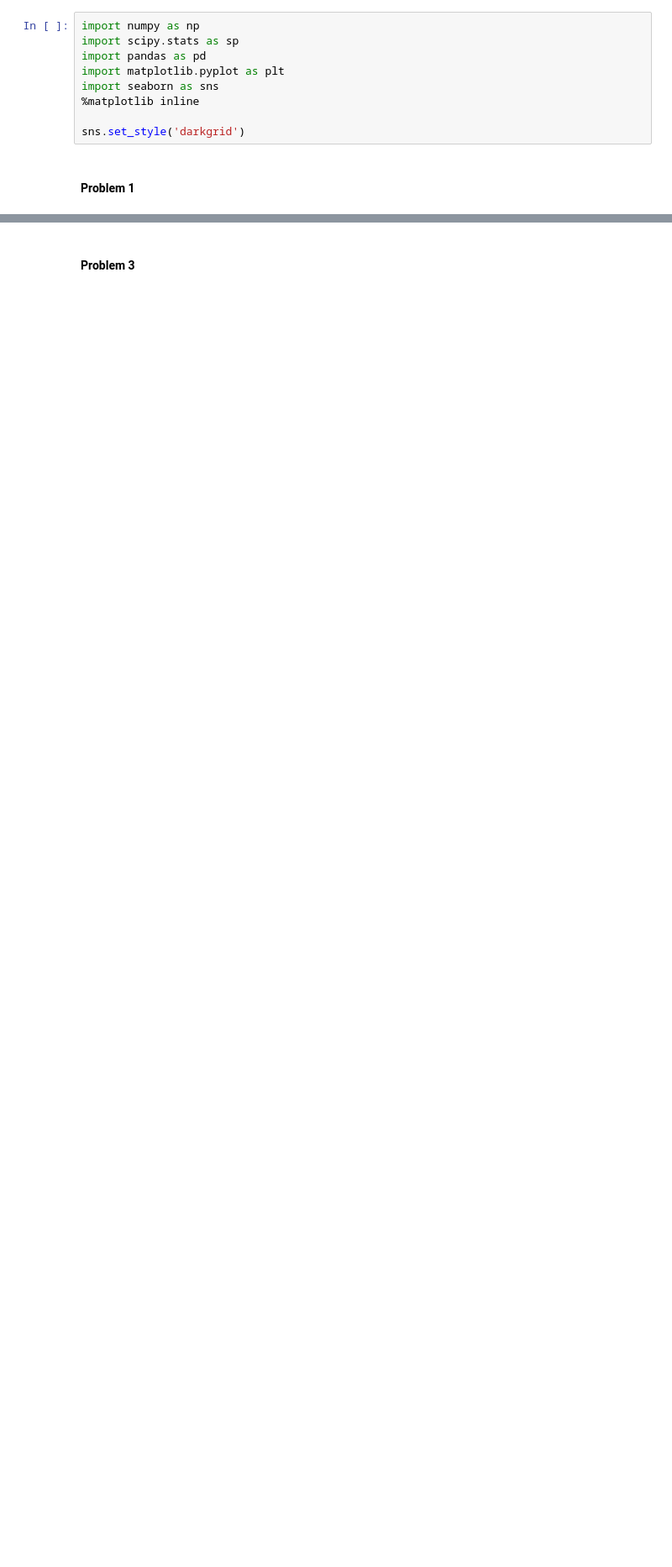
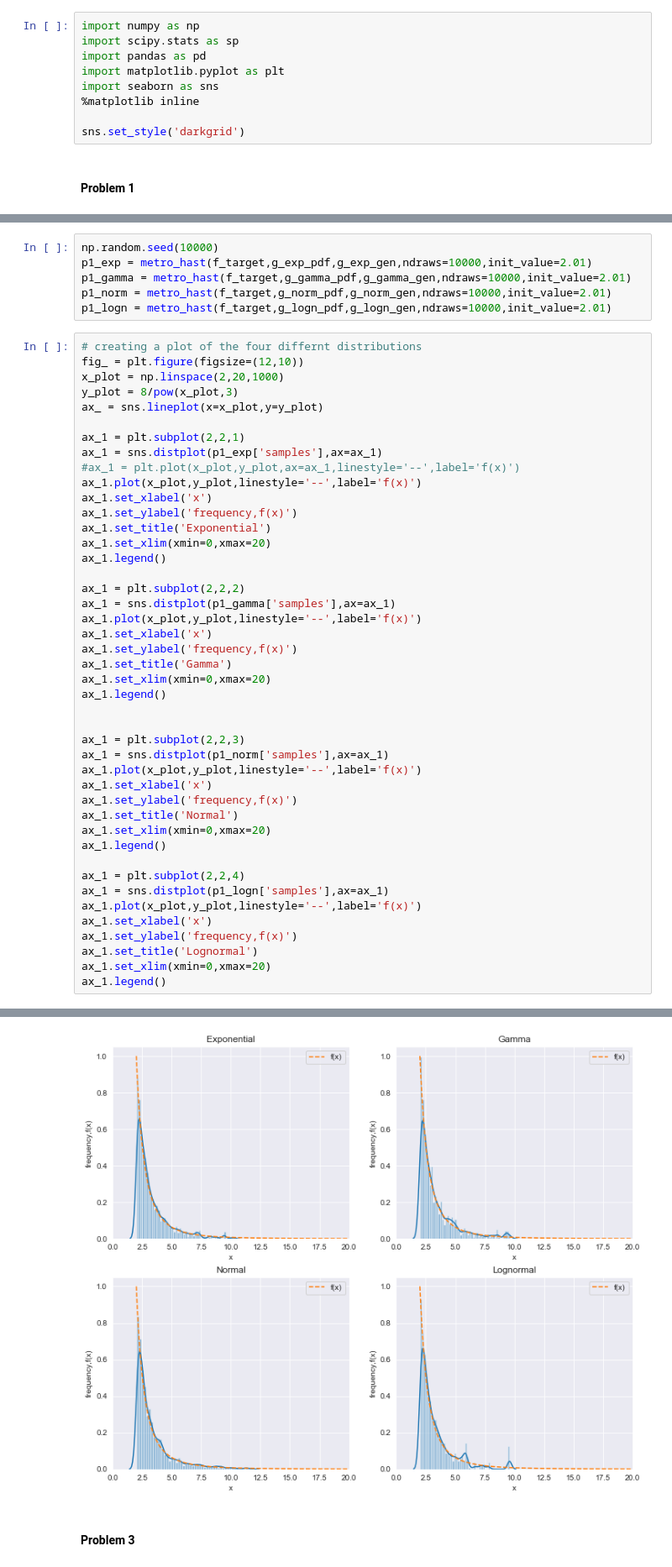
Before and after one commit to uwcheah/Main, a Jupyter notebook: montecarlo/Sample.ipynb, the cells around one changed output, grey strips where cells are left out. Shown: that part at 84% size. Cells and saved outputs as stored; diff of their text form; blank space fills up the shorter version.

Commit message:
sample

```diff
--- a/montecarlo/Sample.ipynb
+++ b/montecarlo/Sample.ipynb
@@ -95,0 +98,51 @@ sns.distplot(test_exp['samples'])
+# %%
+np.random.seed(10000)
+p1_exp = metro_hast(f_target,g_exp_pdf,g_exp_gen,ndraws=10000,init_value=2.01)
+p1_gamma = metro_hast(f_target,g_gamma_pdf,g_gamma_gen,ndraws=10000,init_value=2.01)
+p1_norm = metro_hast(f_target,g_norm_pdf,g_norm_gen,ndraws=10000,init_value=2.01)
+p1_logn = metro_hast(f_target,g_logn_pdf,g_logn_gen,ndraws=10000,init_value=2.01)
+# %%
+# creating a plot of the four differnt distributions
+fig_ = plt.figure(figsize=(12,10))
+x_plot = np.linspace(2,20,1000)
+y_plot = 8/pow(x_plot,3)
+ax_ = sns.lineplot(x=x_plot,y=y_plot)
+
+ax_1 = plt.subplot(2,2,1)
+ax_1 = sns.distplot(p1_exp['samples'],ax=ax_1)
+#ax_1 = plt.plot(x_plot,y_plot,ax=ax_1,linestyle='--',label='f(x)')
+ax_1.plot(x_plot,y_plot,linestyle='--',label='f(x)')
+ax_1.set_xlabel('x')
+ax_1.set_ylabel('frequency,f(x)')
+ax_1.set_title('Exponential')
+ax_1.set_xlim(xmin=0,xmax=20)
+ax_1.legend()
+
+ax_1 = plt.subplot(2,2,2)
+ax_1 = sns.distplot(p1_gamma['samples'],ax=ax_1)
+ax_1.plot(x_plot,y_plot,linestyle='--',label='f(x)')
+ax_1.set_xlabel('x')
+ax_1.set_ylabel('frequency,f(x)')
+ax_1.set_title('Gamma')
+ax_1.set_xlim(xmin=0,xmax=20)
+ax_1.legend()
+
+
+ax_1 = plt.subplot(2,2,3)
+ax_1 = sns.distplot(p1_norm['samples'],ax=ax_1)
+ax_1.plot(x_plot,y_plot,linestyle='--',label='f(x)')
+ax_1.set_xlabel('x')
+ax_1.set_ylabel('frequency,f(x)')
+ax_1.set_title('Normal')
+ax_1.set_xlim(xmin=0,xmax=20)
+ax_1.legend()
+
+ax_1 = plt.subplot(2,2,4)
+ax_1 = sns.distplot(p1_logn['samples'],ax=ax_1)
+ax_1.plot(x_plot,y_plot,linestyle='--',label='f(x)')
+ax_1.set_xlabel('x')
+ax_1.set_ylabel('frequency,f(x)')
+ax_1.set_title('Lognormal')
+ax_1.set_xlim(xmin=0,xmax=20)
+ax_1.legend()
+# %% [output]
@@ -96,3 +150,4 @@ sns.distplot(test_exp['samples'])
+[figure, added]
 # %% [markdown]
 #### Problem 3
 # %%
```
Also changed, not shown: parts of 13 cells of this notebook.
